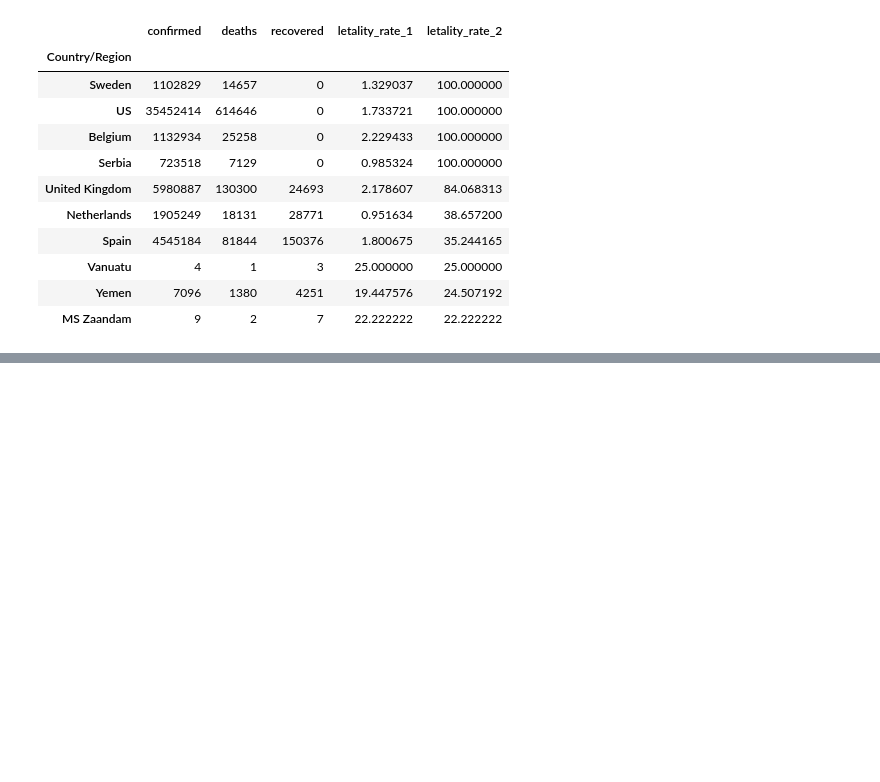
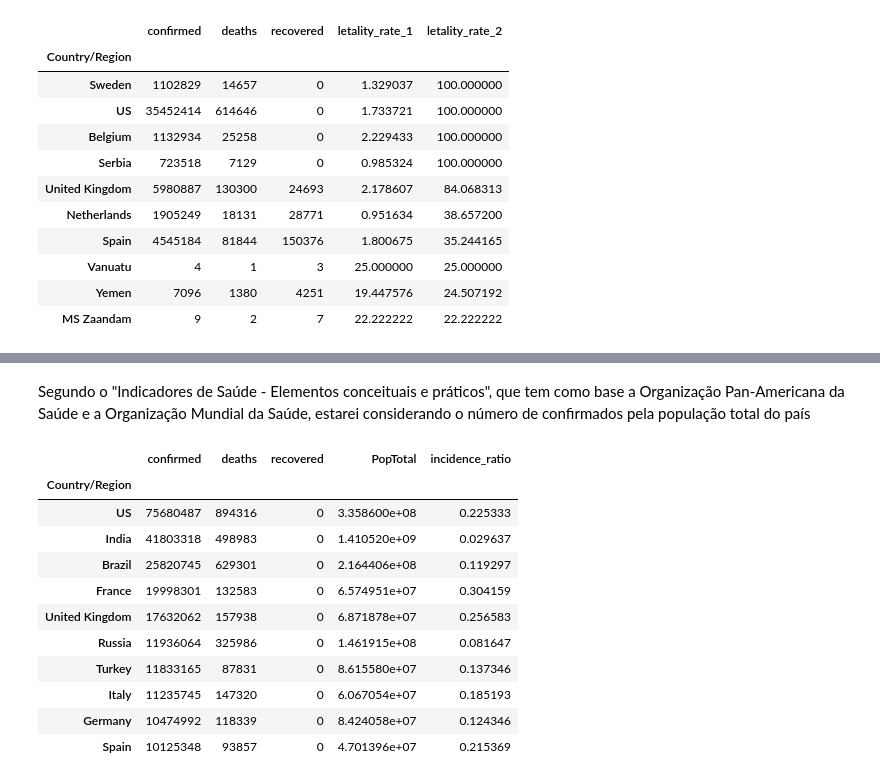
Before and after one commit to DinizMaths/DataScience, a Jupyter notebook: Projetos de Insights/Health/Análise de dados coronavírus.ipynb, the cells around one changed output, grey strips where cells are left out. Saved outputs shown, nothing was run; the diff lists cells and outputs as text; code cells hidden in the pictures; blank space fills up the shorter version.

```diff
--- a/Projetos de Insights/Health/Análise de dados coronavírus.ipynb
+++ b/Projetos de Insights/Health/Análise de dados coronavírus.ipynb
@@ -457,0 +572,5 @@ Fica evidente, pelo gráfico, que a letalidade até o dia 8/4/2021 se concentra
+# %%
+un_population = pd.read_csv('https://population.un.org/wpp/Download/Files/1_Indicators%20(Standard)/CSV_FILES/WPP2019_TotalPopulationBySex.csv')
+un_population['PopTotal'] = un_population['PopTotal'] * 1000
+
+un_population.head()
@@ -457,0 +590,4 @@ Fica evidente, pelo gráfico, que a letalidade até o dia 8/4/2021 se concentra
+# %%
+un_population_2022 = un_population.query('Time == 2022')[['Location', 'PopTotal']].groupby('Location').max()
+
+un_population_2022.head()
@@ -457,0 +660,5 @@ Fica evidente, pelo gráfico, que a letalidade até o dia 8/4/2021 se concentra
+# %%
+un_population_2022.rename(index={
+    'United States of America' : 'US',
+    'Russian Federation': 'Russia'
+}, inplace=True)
@@ -457,0 +682,4 @@ Fica evidente, pelo gráfico, que a letalidade até o dia 8/4/2021 se concentra
+# %%
+combined = combined.join(un_population_2022).sort_values('confirmed', ascending=False)
+
+combined.head(10)
@@ -457,0 +699,19 @@ Fica evidente, pelo gráfico, que a letalidade até o dia 8/4/2021 se concentra
+# %% [markdown]
+Segundo o "Indicadores de Saúde - Elementos conceituais e práticos", que tem como base a Organização Pan-Americana da Saúde e a Organização Mundial da Saúde, estarei considerando o número de confirmados pela população total do país
+# %%
+combined['incidence_ratio'] = combined['confirmed'] / combined['PopTotal']
+
+combined.head(10)
+# %% [output]
+|  | confirmed | deaths | recovered | PopTotal | incidence_ratio |
+| Country/Region |  |  |  |  |  |
+| US | 75680487 | 894316 | 0 | 3.358600e+08 | 0.225333 |
+| India | 41803318 | 498983 | 0 | 1.410520e+09 | 0.029637 |
+| Brazil | 25820745 | 629301 | 0 | 2.164406e+08 | 0.119297 |
+| France | 19998301 | 132583 | 0 | 6.574951e+07 | 0.304159 |
+| United Kingdom | 17632062 | 157938 | 0 | 6.871878e+07 | 0.256583 |
+| Russia | 11936064 | 325986 | 0 | 1.461915e+08 | 0.081647 |
+| Turkey | 11833165 | 87831 | 0 | 8.615580e+07 | 0.137346 |
+| Italy | 11235745 | 147320 | 0 | 6.067054e+07 | 0.185193 |
+| Germany | 10474992 | 118339 | 0 | 8.424058e+07 | 0.124346 |
+| Spain | 10125348 | 93857 | 0 | 4.701396e+07 | 0.215369 |
```
Also changed, not shown: parts of 45 cells of this notebook.
